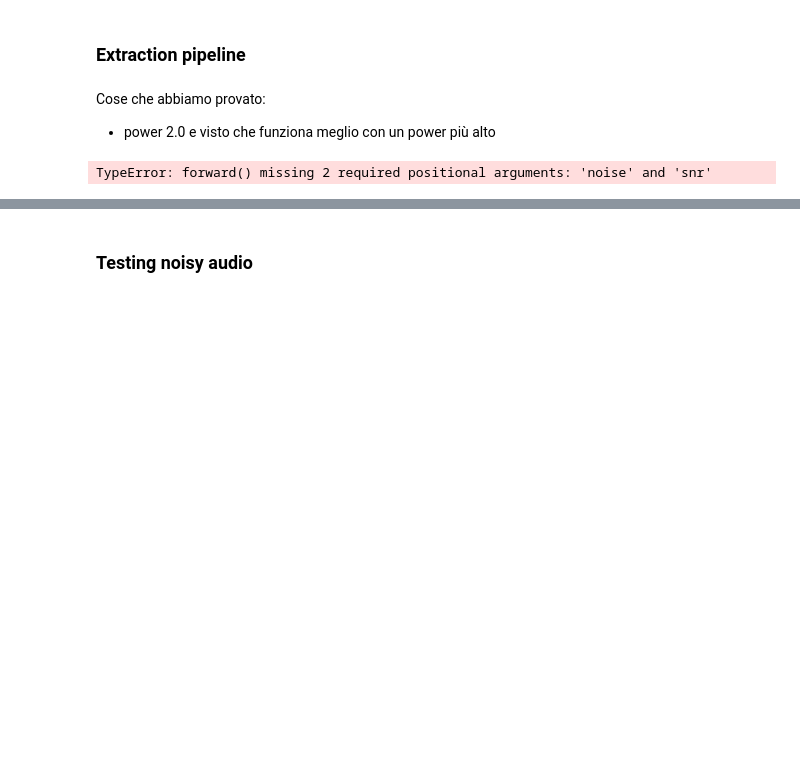
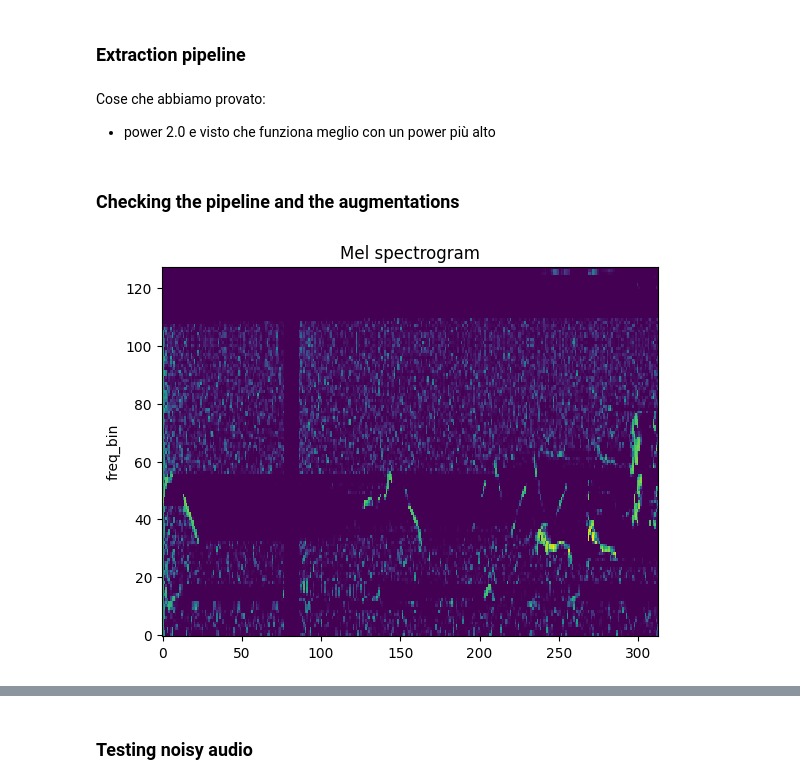
Before and after one commit to Chavelanda/birdclef_2023, a Jupyter notebook: nbs/02_dataset.ipynb, the cells around one changed output, grey strips where cells are left out. Drawn from its saved outputs; the diff is of its cells as text; code cells hidden in the pictures; blank space fills up the shorter version.

```diff
--- a/nbs/02_dataset.ipynb
+++ b/nbs/02_dataset.ipynb
@@ -152,14 +174,11 @@ class MyPipeline(torch.nn.Module):
         pseudo_waveform = grifflim_transform(inverse_waveform)
 
         return pseudo_waveform
+# %% [markdown]
+### Checking the pipeline and the augmentations
 # %%
-pipeline = MyPipeline(per_channel=True, augmentations=True)
-mel_spec, waveform = pipeline(AUDIO_DATA_DIR + 'abethr1/XC128013.ogg')
+pipeline = MyPipeline(per_channel=True, augmentations=True, rnd_offset=True)
+mel_spec = pipeline(AUDIO_DATA_DIR + 'abethr1/XC128013.ogg')
 plot_spectrogram(mel_spec[0], title='Mel spectrogram', db=True)
-
-# plot_librosa(mel_pcen[0], sr=32000, hop_length=1024)
-# waveform = mel_to_wave(mel_spec)
-plot_audio(waveform=waveform, sample_rate=32000)
-# Audio(waveform.numpy(), rate=32000)
 # %% [output]
-TypeError: forward() missing 2 required positional arguments: 'noise' and 'snr'
+[figure, added]
```
Also changed, not shown: parts of 11 cells of this notebook, 1 other file.
